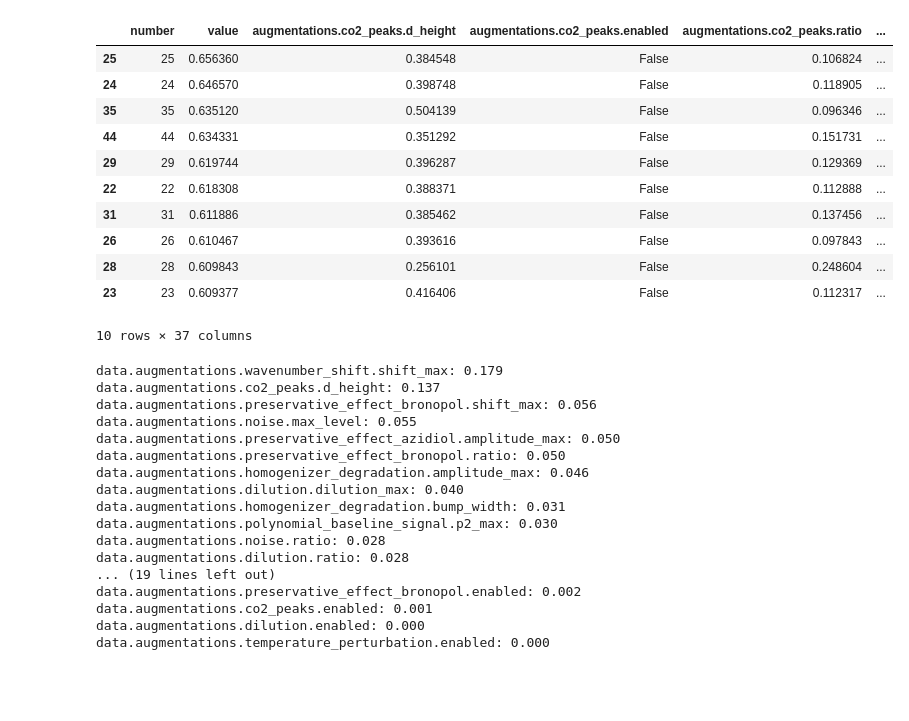
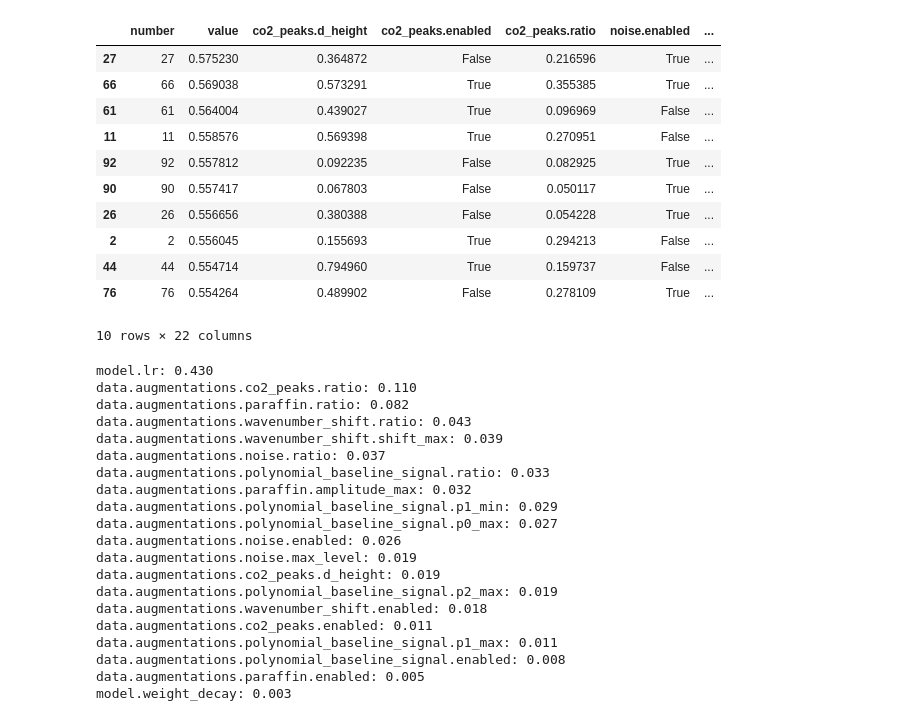
Before and after one commit to eirikama/micro_ir_prediction, a Jupyter notebook: notebooks/check_hyperparameter_search.ipynb, the cells around one changed output. Cells and saved outputs as stored; diff of their text form; code cells hidden in the pictures; blank space fills up the shorter version.

```diff
--- a/notebooks/check_hyperparameter_search.ipynb
+++ b/notebooks/check_hyperparameter_search.ipynb
@@ -1,8 +1,9 @@
 # %%
 import optuna
 
-storage_path = "sqlite///../sweeps/pcuk_sweep.db"
-study = optuna.load_study(study_name="_augmentation_sweep", storage=storage_path)
+domain = 'pcuk'
+storage_path = f"sqlite:///../sweeps/{domain}_sweep.db"
+study = optuna.load_study(study_name=f"{domain}_augmentation_sweep", storage=storage_path)
 
 print(f"Number of trials: {len(study.trials)}")
 print(f"Best value: {study.best_value}")
@@ -15,41 +47,45 @@ ArgumentError: Could not parse SQLAlchemy URL from given URL string
 # %%
 df = study.trials_dataframe()
 df_complete = df[df["state"] == "COMPLETE"].sort_values("value", ascending=False)
+df_complete.columns = df_complete.columns.str.replace("augmentations.", "", regex=False)
 df_complete.columns = df_complete.columns.str.replace("params_data.", "", regex=False)
 df_complete = df_complete.drop(columns=['datetime_start', 'datetime_complete', 'duration', 'user_attrs_domain', 'user_attrs_mode', 'state'])
 df_complete.head(10)
 # %% [output]
-|  | number | value | augmentations.co2_peaks.d_height | augmentations.co2_peaks.enabled | augmentations.co2_peaks.ratio | ... |
-| 25 | 25 | 0.656360 | 0.384548 | False | 0.106824 | ... |
-| 24 | 24 | 0.646570 | 0.398748 | False | 0.118905 | ... |
-| 35 | 35 | 0.635120 | 0.504139 | False | 0.096346 | ... |
-| 44 | 44 | 0.634331 | 0.351292 | False | 0.151731 | ... |
-| 29 | 29 | 0.619744 | 0.396287 | False | 0.129369 | ... |
-| 22 | 22 | 0.618308 | 0.388371 | False | 0.112888 | ... |
-| 31 | 31 | 0.611886 | 0.385462 | False | 0.137456 | ... |
-| 26 | 26 | 0.610467 | 0.393616 | False | 0.097843 | ... |
-| 28 | 28 | 0.609843 | 0.256101 | False | 0.248604 | ... |
-| 23 | 23 | 0.609377 | 0.416406 | False | 0.112317 | ... |
+|  | number | value | co2_peaks.d_height | co2_peaks.enabled | co2_peaks.ratio | noise.enabled | ... |
+| 27 | 27 | 0.575230 | 0.364872 | False | 0.216596 | True | ... |
+| 66 | 66 | 0.569038 | 0.573291 | True | 0.355385 | True | ... |
+| 61 | 61 | 0.564004 | 0.439027 | True | 0.096969 | False | ... |
+| 11 | 11 | 0.558576 | 0.569398 | True | 0.270951 | False | ... |
+| 92 | 92 | 0.557812 | 0.092235 | False | 0.082925 | True | ... |
+| 90 | 90 | 0.557417 | 0.067803 | False | 0.050117 | True | ... |
+| 26 | 26 | 0.556656 | 0.380388 | False | 0.054228 | True | ... |
+| 2 | 2 | 0.556045 | 0.155693 | True | 0.294213 | False | ... |
+| 44 | 44 | 0.554714 | 0.794960 | True | 0.159737 | False | ... |
+| 76 | 76 | 0.554264 | 0.489902 | False | 0.278109 | True | ... |
-10 rows × 37 columns
+10 rows × 22 columns
 # %%
 importances = optuna.importance.get_param_importances(study)
 for param, score in sorted(importances.items(), key=lambda x: -x[1]):
     print(f"{param}: {score:.3f}")
 # %% [output]
-data.augmentations.wavenumber_shift.shift_max: 0.179
-data.augmentations.co2_peaks.d_height: 0.137
-data.augmentations.preservative_effect_bronopol.shift_max: 0.056
-data.augmentations.noise.max_level: 0.055
-data.augmentations.preservative_effect_azidiol.amplitude_max: 0.050
-data.augmentations.preservative_effect_bronopol.ratio: 0.050
-data.augmentations.homogenizer_degradation.amplitude_max: 0.046
-data.augmentations.dilution.dilution_max: 0.040
-data.augmentations.homogenizer_degradation.bump_width: 0.031
-data.augmentations.polynomial_baseline_signal.p2_max: 0.030
-data.augmentations.noise.ratio: 0.028
-data.augmentations.dilution.ratio: 0.028
-... (19 lines left out)
-data.augmentations.preservative_effect_bronopol.enabled: 0.002
-data.augmentations.co2_peaks.enabled: 0.001
-data.augmentations.dilution.enabled: 0.000
-data.augmentations.temperature_perturbation.enabled: 0.000
+model.lr: 0.430
+data.augmentations.co2_peaks.ratio: 0.110
+data.augmentations.paraffin.ratio: 0.082
+data.augmentations.wavenumber_shift.ratio: 0.043
+data.augmentations.wavenumber_shift.shift_max: 0.039
+data.augmentations.noise.ratio: 0.037
+data.augmentations.polynomial_baseline_signal.ratio: 0.033
+data.augmentations.paraffin.amplitude_max: 0.032
+data.augmentations.polynomial_baseline_signal.p1_min: 0.029
+data.augmentations.polynomial_baseline_signal.p0_max: 0.027
+data.augmentations.noise.enabled: 0.026
+data.augmentations.noise.max_level: 0.019
+data.augmentations.co2_peaks.d_height: 0.019
+data.augmentations.polynomial_baseline_signal.p2_max: 0.019
+data.augmentations.wavenumber_shift.enabled: 0.018
+data.augmentations.co2_peaks.enabled: 0.011
+data.augmentations.polynomial_baseline_signal.p1_max: 0.011
+data.augmentations.polynomial_baseline_signal.enabled: 0.008
+data.augmentations.paraffin.enabled: 0.005
+model.weight_decay: 0.003
```
Also changed, not shown: parts of 2 cells of this notebook, 8 other files.
